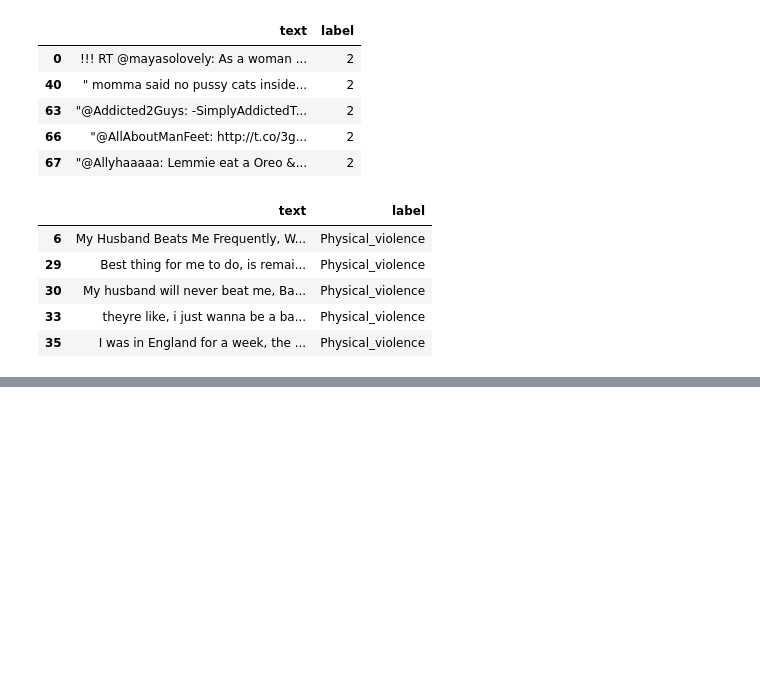
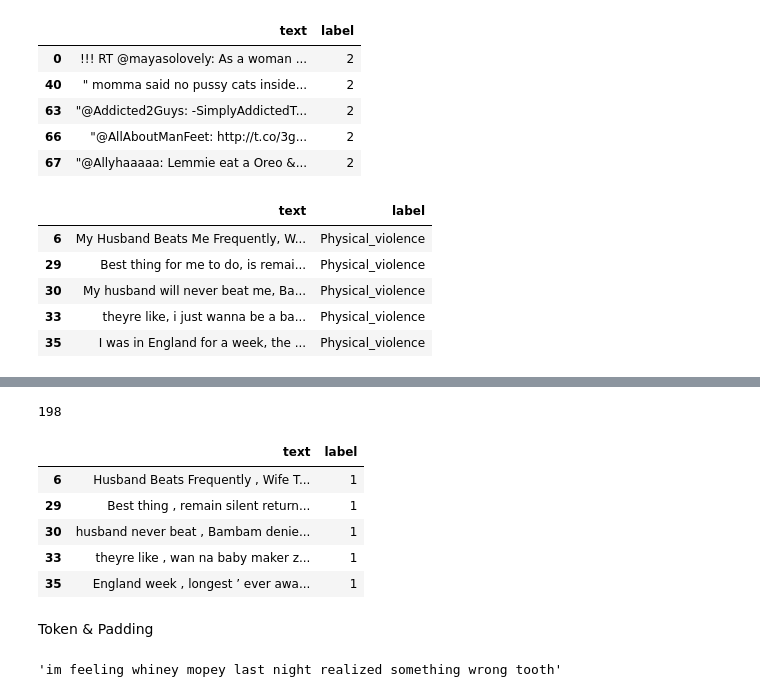
Before and after one commit to gunammr/neural-multitask-analyze, a Jupyter notebook: multitask.ipynb, the cells around one changed output, grey strips where cells are left out. Saved outputs shown, nothing was run; the diff lists cells and outputs as text; code cells hidden in the pictures; blank space fills up the shorter version.

```diff
--- a/multitask.ipynb
+++ b/multitask.ipynb
@@ -232,0 +238,3 @@ violence_df.head(5)
+# %%
+label_encoder = LabelEncoder()
+violence_df['label'] = label_encoder.fit_transform(violence_df['label'])
@@ -232,0 +255,2 @@ violence_df.head(5)
+# %%
+stop_words = set(stopwords.words('english'))
@@ -232,0 +277,24 @@ violence_df.head(5)
+# %%
+len(stop_words)
+# %% [output]
+198
+# %%
+def remove_stopwords(text):
+  all_words = nltk.word_tokenize(text)
+  filtered_words = [word for word in all_words if word.lower() not in stop_words]
+  return ' '.join(filtered_words)
+# %%
+emotion_df['text'] = emotion_df['text'].apply(remove_stopwords)
+violence_df['text'] = violence_df['text'].apply(remove_stopwords)
+hate_df['text'] = hate_df['text'].apply(remove_stopwords)
+# %%
+violence_df.head(5)
+# %% [output]
+|  | text | label |
+| 6 | Husband Beats Frequently , Wife T... | 1 |
+| 29 | Best thing , remain silent return... | 1 |
+| 30 | husband never beat , Bambam denie... | 1 |
+| 33 | theyre like , wan na baby maker z... | 1 |
+| 35 | England week , longest ’ ever awa... | 1 |
+# %% [markdown]
+Token & Padding
@@ -232,0 +311,4 @@ violence_df.head(5)
+# %%
+emotion_df['text'].iloc[5]
+# %% [output]
+'im feeling whiney mopey last night realized something wrong tooth'
```
Also changed, not shown: parts of 45 cells of this notebook.
